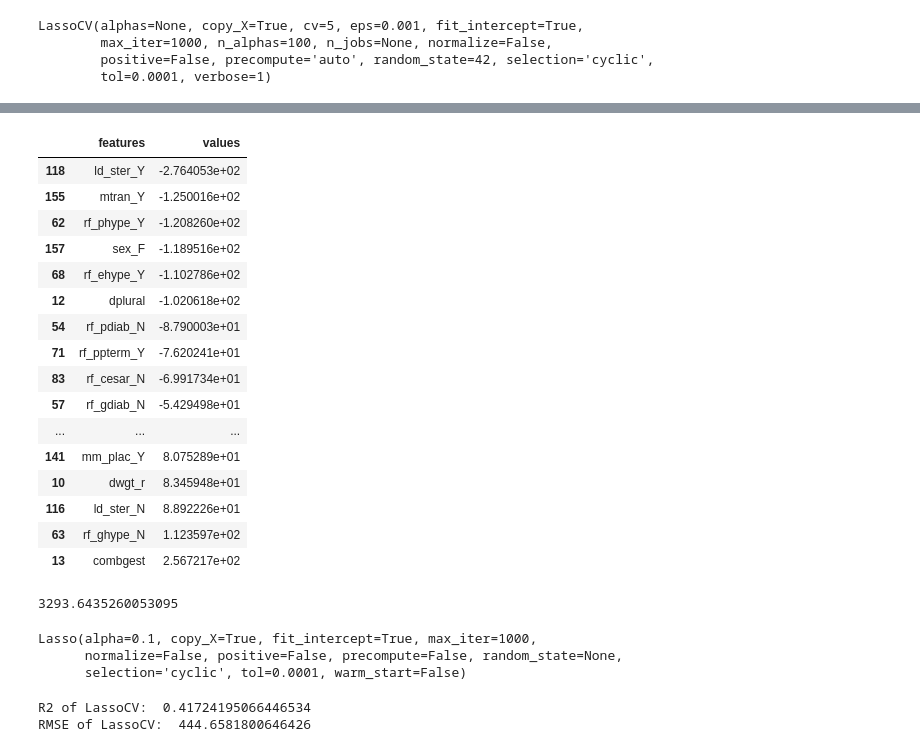
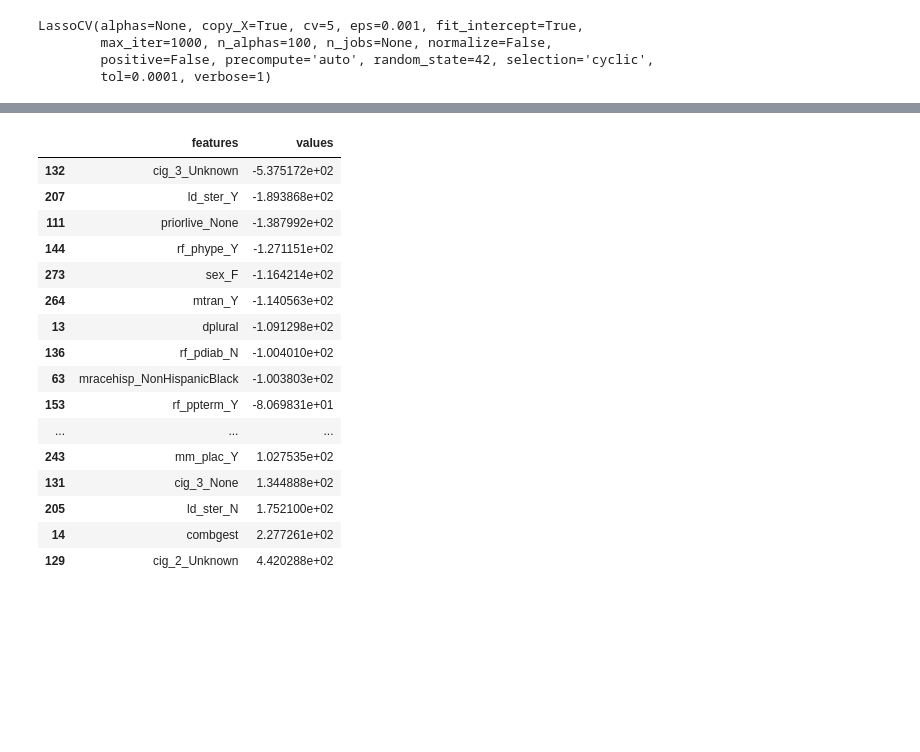
Before and after one commit to albertum1/US_Births_2018, a Jupyter notebook: Model_Evaluation.ipynb, the cells around one changed output, grey strips where cells are left out. Drawn from its saved outputs; the diff is of its cells as text; code cells hidden in the pictures; blank space fills up the shorter version.

```diff
--- a/Model_Evaluation.ipynb
+++ b/Model_Evaluation.ipynb
@@ -724,46 +722,25 @@ RMSE of LassoCV:  444.6581800646426
 # %%
+# putting coefficients in a dataframe and sorting for readability
 coef_df = pd.DataFrame()
 coef_df['features'] = _X_train_merged.columns
 coef_df['values'] = lassoCV_model.coef_
+model_coef = coef_df.sort_values(by='values')
+model_coef
+# %% [output]
+|  | features | values |
+| 132 | cig_3_Unknown | -5.375172e+02 |
+| 207 | ld_ster_Y | -1.893868e+02 |
+| 111 | priorlive_None | -1.387992e+02 |
+| 144 | rf_phype_Y | -1.271151e+02 |
+| 273 | sex_F | -1.164214e+02 |
+| 264 | mtran_Y | -1.140563e+02 |
+| 13 | dplural | -1.091298e+02 |
+| 136 | rf_pdiab_N | -1.004010e+02 |
+| 63 | mracehisp_NonHispanicBlack | -1.003803e+02 |
+| 153 | rf_ppterm_Y | -8.069831e+01 |
+| ... | ... | ... |
+| 243 | mm_plac_Y | 1.027535e+02 |
+| 131 | cig_3_None | 1.344888e+02 |
+| 205 | ld_ster_N | 1.752100e+02 |
+| 14 | combgest | 2.277261e+02 |
+| 129 | cig_2_Unknown | 4.420288e+02 |
-# %%
-coef_df.sort_values(by='values')
-# %% [output]
-|  | features | values |
-| 118 | ld_ster_Y | -2.764053e+02 |
-| 155 | mtran_Y | -1.250016e+02 |
-| 62 | rf_phype_Y | -1.208260e+02 |
-| 157 | sex_F | -1.189516e+02 |
-| 68 | rf_ehype_Y | -1.102786e+02 |
-| 12 | dplural | -1.020618e+02 |
-| 54 | rf_pdiab_N | -8.790003e+01 |
-| 71 | rf_ppterm_Y | -7.620241e+01 |
-| 83 | rf_cesar_N | -6.991734e+01 |
-| 57 | rf_gdiab_N | -5.429498e+01 |
-| ... | ... | ... |
-| 141 | mm_plac_Y | 8.075289e+01 |
-| 10 | dwgt_r | 8.345948e+01 |
-| 116 | ld_ster_N | 8.892226e+01 |
-| 63 | rf_ghype_N | 1.123597e+02 |
-| 13 | combgest | 2.567217e+02 |
-# %%
-lassoCV_model.intercept_
-# %% [output]
-3293.6435260053095
-# %%
-from sklearn.linear_model import Lasso
-
-lasso_model = Lasso(alpha=0.1)
-lasso_model.fit(_X_train_merged, y_train)
-# %% [output]
-Lasso(alpha=0.1, copy_X=True, fit_intercept=True, max_iter=1000,
-      normalize=False, positive=False, precompute=False, random_state=None,
-      selection='cyclic', tol=0.0001, warm_start=False)
-# %%
-lasso_r2 = lasso_model.score(_X_test_merged, y_test)
-lasso_pred = lasso_model.predict(_X_test_merged)
-lasso_rmse = np.sqrt(mean_squared_error(y_test, lasso_pred))
-print('R2 of LassoCV: ', lasso_r2)
-print('RMSE of LassoCV: ', lasso_rmse)
-# %% [output]
-R2 of LassoCV:  0.41724195066446534
-RMSE of LassoCV:  444.6581800646426
```
Also changed, not shown: parts of 36 cells of this notebook, 2 other files.
